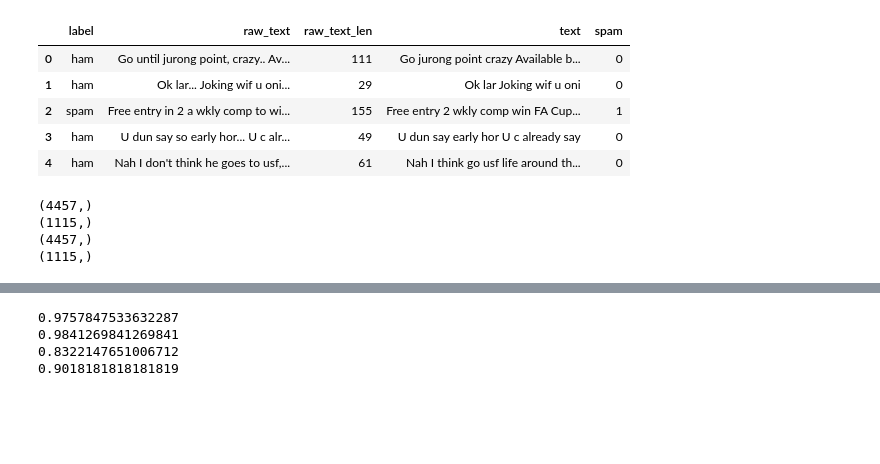
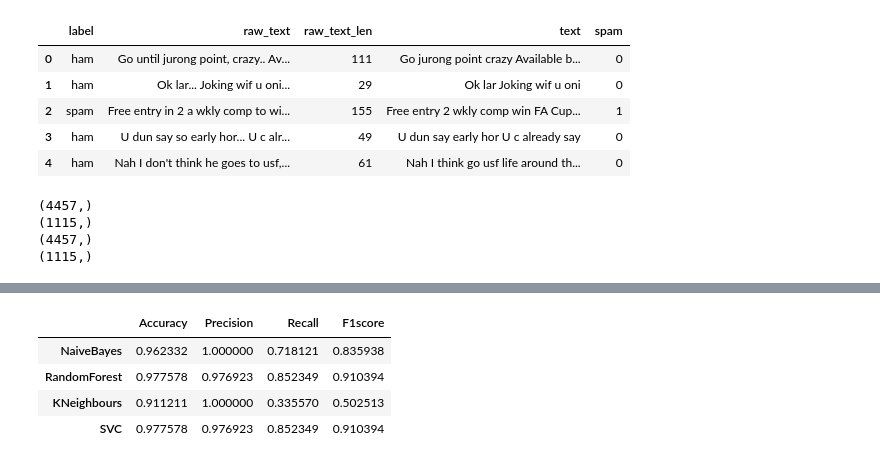
Before and after one commit to PIYoung/mtvs-ai, a Jupyter notebook: jupyters/SMS Spam Collection Dataset.ipynb, the cells around one changed output, grey strips where cells are left out. Cells and saved outputs as stored; diff of their text form; code cells hidden in the pictures; blank space fills up the shorter version.

```diff
--- a/jupyters/SMS Spam Collection Dataset.ipynb
+++ b/jupyters/SMS Spam Collection Dataset.ipynb
@@ -344,2 +336,0 @@ forest = RandomForestClassifier(n_estimators=100,
-# %%
-y_predict = forest.predict(X_test)
@@ -354,16 +352,37 @@ disp.plot()
 # %%
-from sklearn.metrics import accuracy_score, precision_score, recall_score, f1_score
+accuracy_list = []
+precision_list = []
+recall_list = []
+f1_score_list = []
+y_predict_list = []
 
-# 정확도
-print(accuracy_score(y_test, y_predict))
-# 정밀도
-print(precision_score(y_test, y_predict))
-# 재현율
-print(recall_score(y_test, y_predict))
-# f1_score
-print(f1_score(y_test, y_predict))
+for i in classifiers:
+    y_predict = i.predict(X_test_tfidf)
+
+    _accuracy = accuracy_score(y_test, y_predict)
+    _precision = precision_score(y_test, y_predict)
+    _reacll = recall_score(y_test, y_predict)
+    _f1_score = f1_score(y_test, y_predict)
+
+    y_predict_list.append(y_predict)
+    accuracy_list.append(_accuracy)
+    precision_list.append(_precision)
+    recall_list.append(_reacll)
+    f1_score_list.append(_f1_score)
-# %% [output]
-0.9757847533632287
-0.9841269841269841
-0.8322147651006712
-0.9018181818181819
+# %%
+data = {
+    'Accuracy': accuracy_list,
+    'Precision': precision_list,
+    'Recall': recall_list,
+    'F1score': f1_score_list,
+}
+
+df_results = pd.DataFrame(
+    data, index=["NaiveBayes", "RandomForest", "KNeighbours", "SVC"])
+df_results
+# %% [output]
+|  | Accuracy | Precision | Recall | F1score |
+| NaiveBayes | 0.962332 | 1.000000 | 0.718121 | 0.835938 |
+| RandomForest | 0.977578 | 0.976923 | 0.852349 | 0.910394 |
+| KNeighbours | 0.911211 | 1.000000 | 0.335570 | 0.502513 |
+| SVC | 0.977578 | 0.976923 | 0.852349 | 0.910394 |
```
Also changed, not shown: parts of 19 cells of this notebook.
